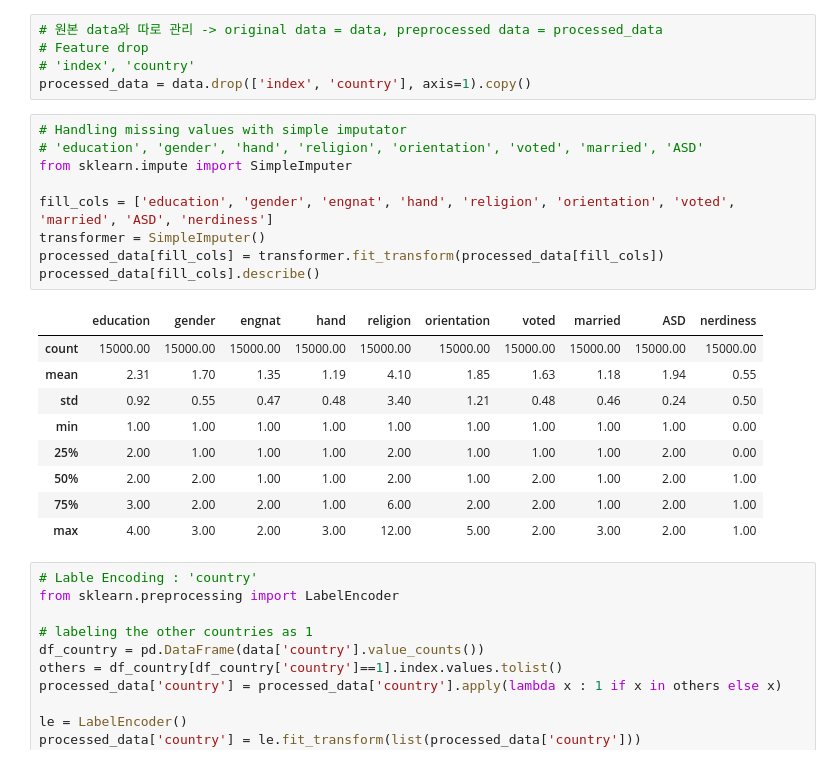
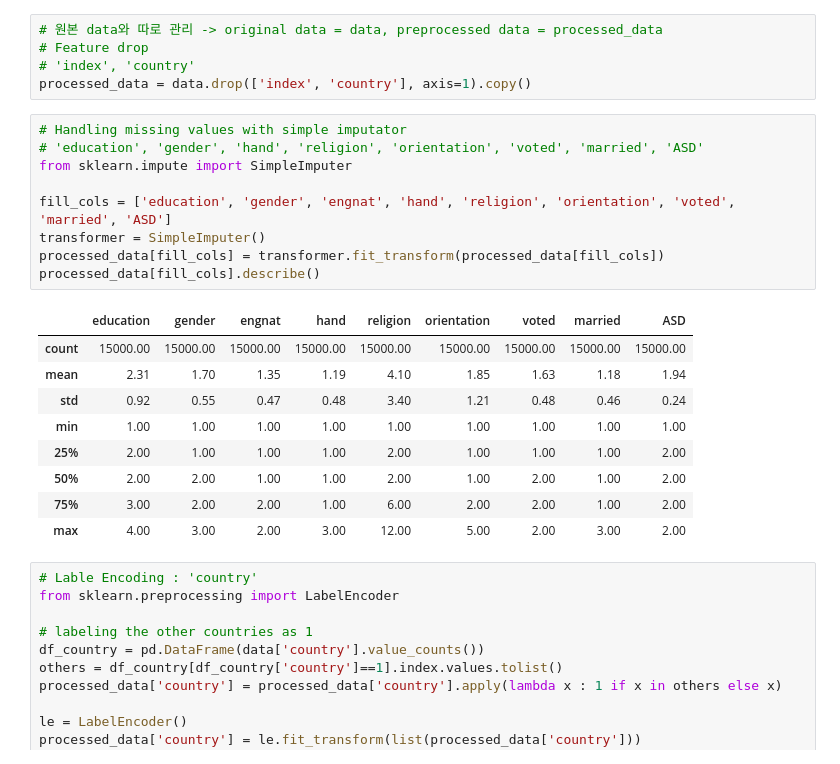
Before and after one commit to Bae-hong-seob/Dacon-SWuniversity-competition, a Jupyter notebook: Dolphin/base_pycaret.ipynb, the cells around one changed output. Saved outputs shown, nothing was run; the diff lists cells and outputs as text.

```diff
--- a/Dolphin/base_pycaret.ipynb
+++ b/Dolphin/base_pycaret.ipynb
@@ -136,22 +136,22 @@ processed_data = data.drop(['index', 'country'], axis=1).copy()
 # %%
 # Handling missing values with simple imputator
 # 'education', 'gender', 'hand', 'religion', 'orientation', 'voted', 'married', 'ASD'
 from sklearn.impute import SimpleImputer
 
-fill_cols = ['education', 'gender', 'engnat', 'hand', 'religion', 'orientation', 'voted', 'married', 'ASD', 'nerdiness']
+fill_cols = ['education', 'gender', 'engnat', 'hand', 'religion', 'orientation', 'voted', 'married', 'ASD']
 transformer = SimpleImputer()
 processed_data[fill_cols] = transformer.fit_transform(processed_data[fill_cols])
 processed_data[fill_cols].describe()
 # %% [output]
-|  | education | gender | engnat | hand | religion | orientation | voted | married | ASD | nerdiness |
-| count | 15000.00 | 15000.00 | 15000.00 | 15000.00 | 15000.00 | 15000.00 | 15000.00 | 15000.00 | 15000.00 | 15000.00 |
-| mean | 2.31 | 1.70 | 1.35 | 1.19 | 4.10 | 1.85 | 1.63 | 1.18 | 1.94 | 0.55 |
-| std | 0.92 | 0.55 | 0.47 | 0.48 | 3.40 | 1.21 | 0.48 | 0.46 | 0.24 | 0.50 |
-| min | 1.00 | 1.00 | 1.00 | 1.00 | 1.00 | 1.00 | 1.00 | 1.00 | 1.00 | 0.00 |
-| 25% | 2.00 | 1.00 | 1.00 | 1.00 | 2.00 | 1.00 | 1.00 | 1.00 | 2.00 | 0.00 |
-| 50% | 2.00 | 2.00 | 1.00 | 1.00 | 2.00 | 1.00 | 2.00 | 1.00 | 2.00 | 1.00 |
-| 75% | 3.00 | 2.00 | 2.00 | 1.00 | 6.00 | 2.00 | 2.00 | 1.00 | 2.00 | 1.00 |
-| max | 4.00 | 3.00 | 2.00 | 3.00 | 12.00 | 5.00 | 2.00 | 3.00 | 2.00 | 1.00 |
+|  | education | gender | engnat | hand | religion | orientation | voted | married | ASD |
+| count | 15000.00 | 15000.00 | 15000.00 | 15000.00 | 15000.00 | 15000.00 | 15000.00 | 15000.00 | 15000.00 |
+| mean | 2.31 | 1.70 | 1.35 | 1.19 | 4.10 | 1.85 | 1.63 | 1.18 | 1.94 |
+| std | 0.92 | 0.55 | 0.47 | 0.48 | 3.40 | 1.21 | 0.48 | 0.46 | 0.24 |
+| min | 1.00 | 1.00 | 1.00 | 1.00 | 1.00 | 1.00 | 1.00 | 1.00 | 1.00 |
+| 25% | 2.00 | 1.00 | 1.00 | 1.00 | 2.00 | 1.00 | 1.00 | 1.00 | 2.00 |
+| 50% | 2.00 | 2.00 | 1.00 | 1.00 | 2.00 | 1.00 | 2.00 | 1.00 | 2.00 |
+| 75% | 3.00 | 2.00 | 2.00 | 1.00 | 6.00 | 2.00 | 2.00 | 1.00 | 2.00 |
+| max | 4.00 | 3.00 | 2.00 | 3.00 | 12.00 | 5.00 | 2.00 | 3.00 | 2.00 |
 # %%
 # Lable Encoding : 'country'
 from sklearn.preprocessing import LabelEncoder
```
Also changed, not shown: parts of 25 cells of this notebook, 3 other files.
